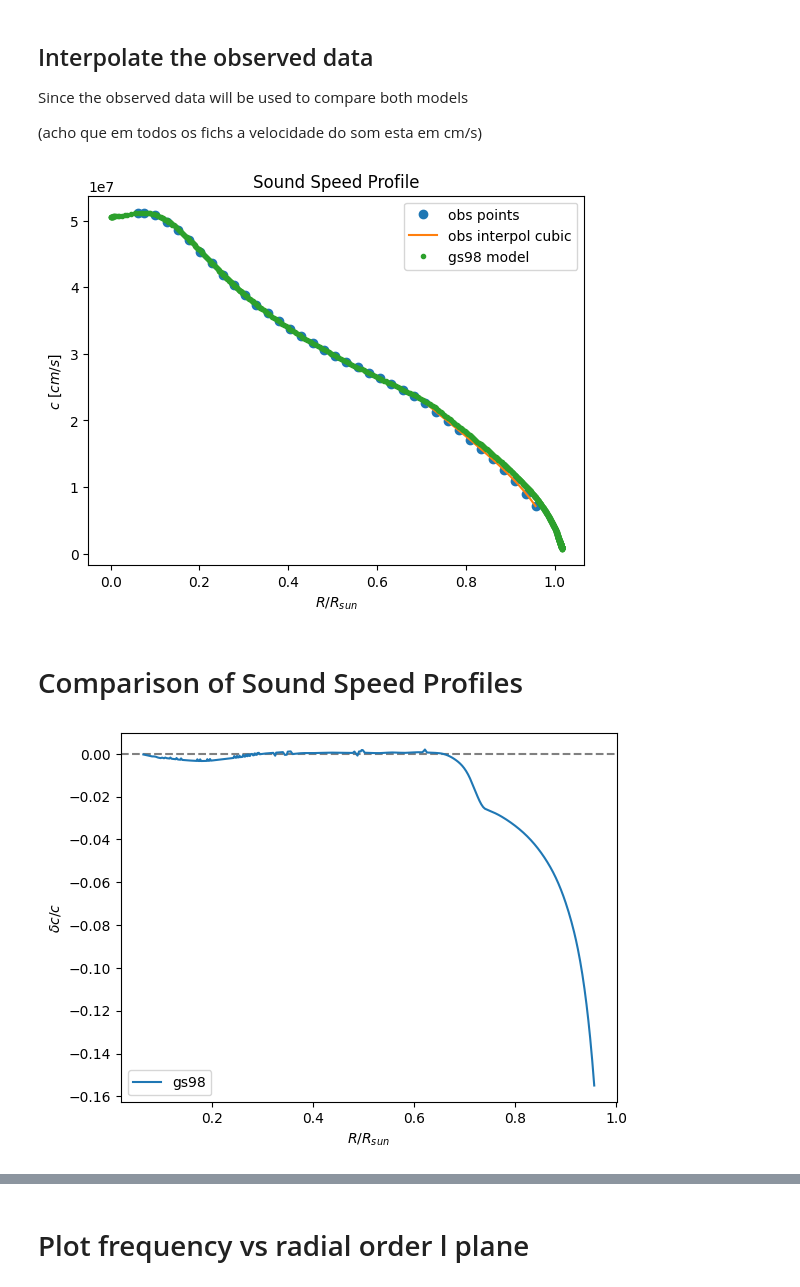
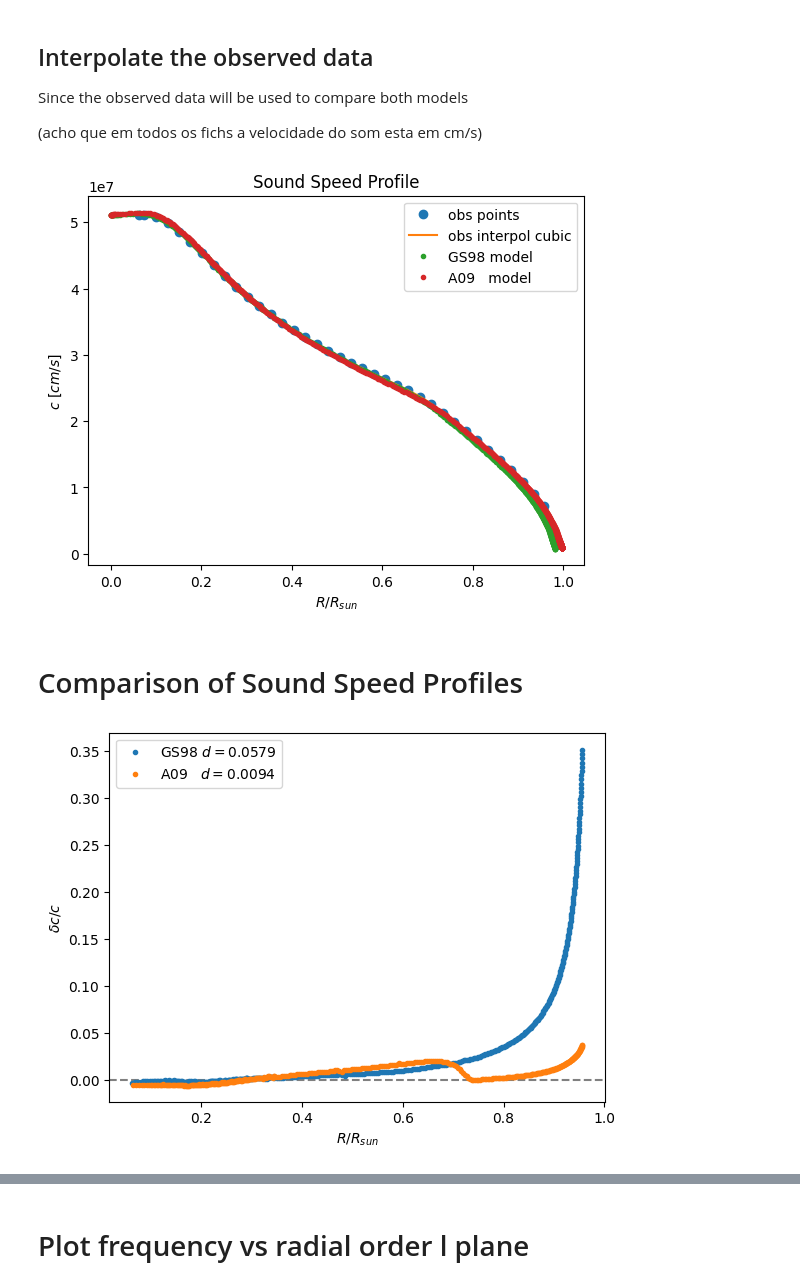
Before and after one commit to inesgpinto/stellar, a Jupyter notebook: mycode/part1.ipynb, the cells around one changed output, grey strips where cells are left out. Saved outputs shown, nothing was run; the diff lists cells and outputs as text; code cells hidden in the pictures.

Commit message:
falhando miseravelmente separacoes, o observado e o modelo tmb n bate muito certo:)))

```diff
--- a/mycode/part1.ipynb
+++ b/mycode/part1.ipynb
@@ -13,11 +13,14 @@ column_names = [" r/R_sun", "c [cm/s]", "Sigma_c"]
 ssp_obs = pd.read_csv(ssp_basu_path, delim_whitespace=True, skiprows=8, names=column_names)
 #print(ssp_obs)
 # %%
-data_gs98_path = "../solar_23.05.1/solar.profile"
+data_gs98_path = "../Models/Model1_v2/solar.profile"
+data_a09_path = "../Models/Model2/solar.profile"
 skiprows = 6
 column_names = ["radius", "csound"]
 
 model_gs98 = pd.read_csv(data_gs98_path, delim_whitespace=True, skiprows=skiprows, usecols=[9, 10], names=column_names)
+model_a09 = pd.read_csv(data_a09_path, delim_whitespace=True, skiprows=skiprows, usecols=[9, 10], names=column_names)
+
 #print(model_gs98)
 # %% [markdown]
 ## Interpolate the observed data
@@ -36,26 +39,37 @@ y = c_obs(x)
 
 plt.plot( ssp_obs[" r/R_sun"], ssp_obs["c [cm/s]"],label = "obs points",marker="o", linestyle = 'None')
 plt.plot(x,y,label='obs interpol cubic')
-plt.plot(model_gs98["radius"],model_gs98["csound"], label = "gs98 model",marker=".",linestyle = 'None')
+plt.plot(model_gs98["radius"],model_gs98["csound"], label = "GS98 model",marker=".",linestyle = 'None')
+plt.plot(model_a09["radius"],model_a09["csound"],   label = "A09   model",marker=".",linestyle = 'None')
+
 plt.legend(numpoints=1)
 plt.ylabel(r"$c$ $[cm/s]$")
 plt.xlabel(r"$R/R_{sun}$")
 plt.title("Sound Speed Profile")
+
 plt.show()
 # %% [output]
-[figure, old version]
+[figure, new version]
 # %% [markdown]
 # Comparison of Sound Speed Profiles
 # %%
 # calcular sigmac/c num loop para ter a certeza da correspondencia entre raio e velocidade
 
 deltcc_gs98 = ( c_obs(model_gs98["radius"]) - model_gs98["csound"] ) / model_gs98["csound"]
+deltcc_a09 = ( c_obs(model_a09["radius"]) - model_a09["csound"] ) / model_a09["csound"]
+
+#compute mean dist to y=0 for each model
+dist_gs98 = np.mean(np.abs(deltcc_gs98))
+dist_a09 = np.mean(np.abs(deltcc_a09))
+
 
 plt.axhline(0,color='grey', linestyle='dashed')
-plt.plot(model_gs98["radius"],deltcc_gs98, label= "gs98" )
+plt.plot(model_gs98["radius"],deltcc_gs98, label= rf"GS98 $d={dist_gs98:.4f}$" ,marker=".",linestyle = 'None')
+plt.plot(model_a09["radius"],deltcc_a09  , label= rf"A09   $d={dist_a09:.4f}$" ,marker=".",linestyle = 'None')
+
 plt.legend()
 plt.ylabel(r"$\delta c /c$")
 plt.xlabel(r"$R/R_{sun}$")
 plt.show()
 # %% [output]
-[figure, old version]
+[figure, new version]
```
Also changed, not shown: parts of 1 cell of this notebook, 36 other files.
